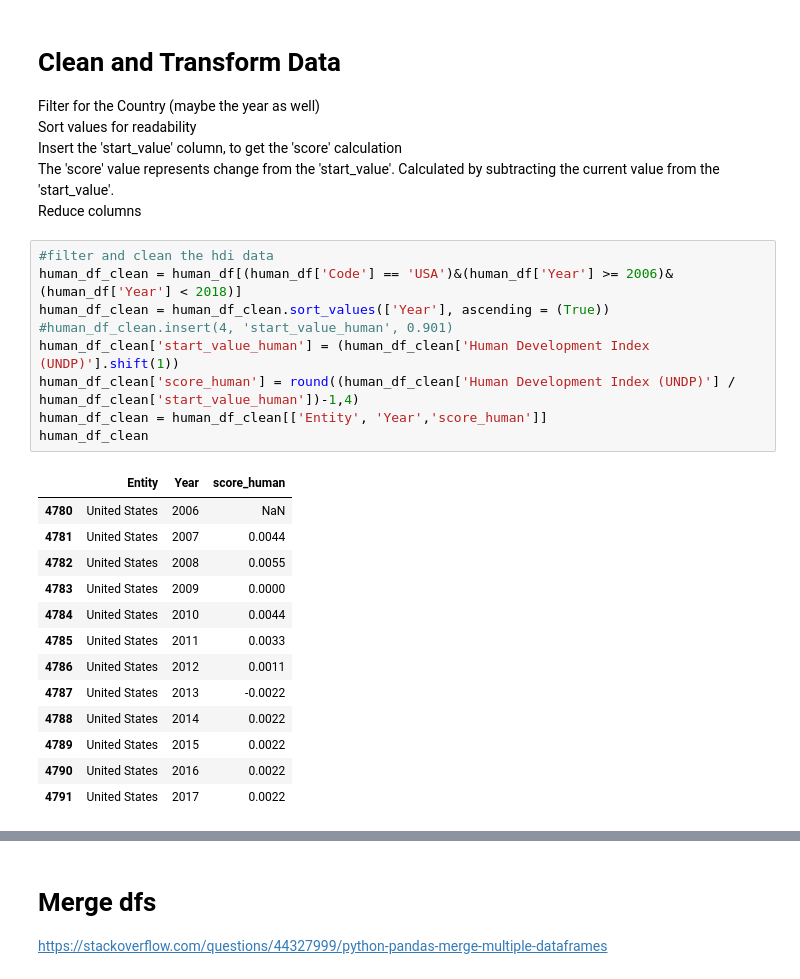
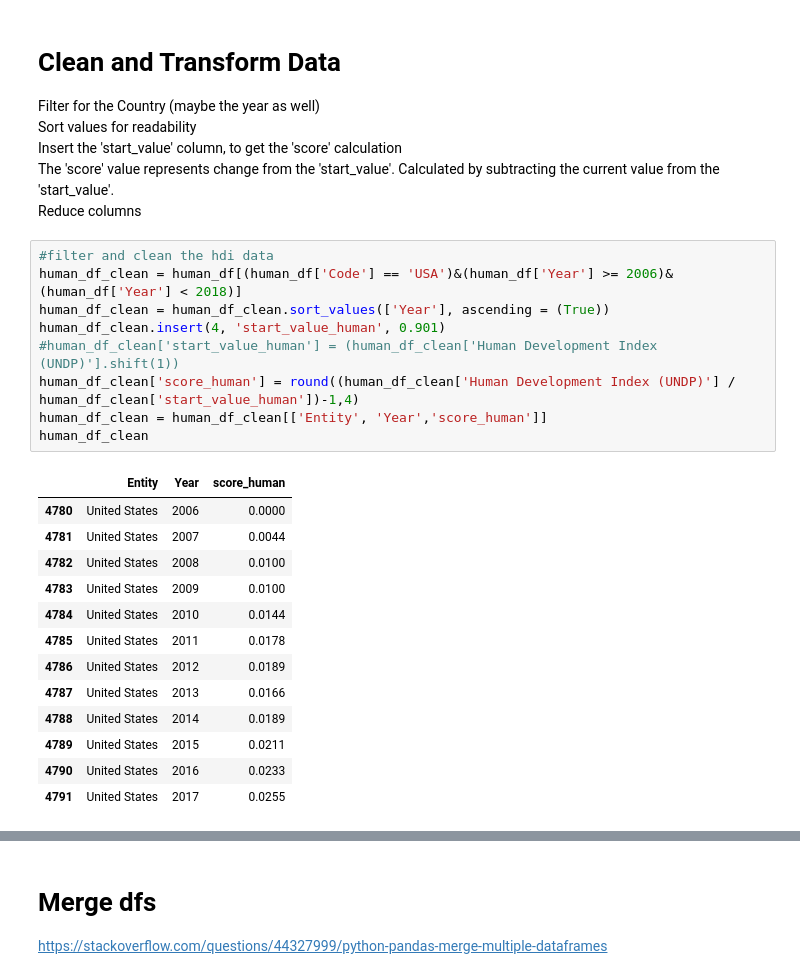
Before and after one commit to brendagutman/USA_Prosperity, a Jupyter notebook: Notebooks/usa_prosperity.ipynb, the cells around one changed output, grey strips where cells are left out. Drawn from its saved outputs; the diff is of its cells as text.

```diff
--- a/Notebooks/usa_prosperity.ipynb
+++ b/Notebooks/usa_prosperity.ipynb
@@ -37,26 +37,26 @@ Reduce columns <br>
 # %%
 #filter and clean the hdi data
 human_df_clean = human_df[(human_df['Code'] == 'USA')&(human_df['Year'] >= 2006)&(human_df['Year'] < 2018)]
 human_df_clean = human_df_clean.sort_values(['Year'], ascending = (True))
-#human_df_clean.insert(4, 'start_value_human', 0.901)
-human_df_clean['start_value_human'] = (human_df_clean['Human Development Index (UNDP)'].shift(1))
+human_df_clean.insert(4, 'start_value_human', 0.901)
+#human_df_clean['start_value_human'] = (human_df_clean['Human Development Index (UNDP)'].shift(1))
 human_df_clean['score_human'] = round((human_df_clean['Human Development Index (UNDP)'] / human_df_clean['start_value_human'])-1,4)
 human_df_clean = human_df_clean[['Entity', 'Year','score_human']]
 human_df_clean
 # %% [output]
 |  | Entity | Year | score_human |
-| 4780 | United States | 2006 | NaN |
+| 4780 | United States | 2006 | 0.0000 |
 | 4781 | United States | 2007 | 0.0044 |
-| 4782 | United States | 2008 | 0.0055 |
-| 4783 | United States | 2009 | 0.0000 |
-| 4784 | United States | 2010 | 0.0044 |
-| 4785 | United States | 2011 | 0.0033 |
-| 4786 | United States | 2012 | 0.0011 |
-| 4787 | United States | 2013 | -0.0022 |
-| 4788 | United States | 2014 | 0.0022 |
-| 4789 | United States | 2015 | 0.0022 |
-| 4790 | United States | 2016 | 0.0022 |
-| 4791 | United States | 2017 | 0.0022 |
+| 4782 | United States | 2008 | 0.0100 |
+| 4783 | United States | 2009 | 0.0100 |
+| 4784 | United States | 2010 | 0.0144 |
+| 4785 | United States | 2011 | 0.0178 |
+| 4786 | United States | 2012 | 0.0189 |
+| 4787 | United States | 2013 | 0.0166 |
+| 4788 | United States | 2014 | 0.0189 |
+| 4789 | United States | 2015 | 0.0211 |
+| 4790 | United States | 2016 | 0.0233 |
+| 4791 | United States | 2017 | 0.0255 |
 # %%
 #filter and clean happiness data
 happiness_clean = happiness[(happiness['Code'] == 'USA')&(happiness['Year'] >= 2006)&(happiness['Year'] < 2018)]
```
Also changed, not shown: parts of 29 cells of this notebook, 6 other files.
